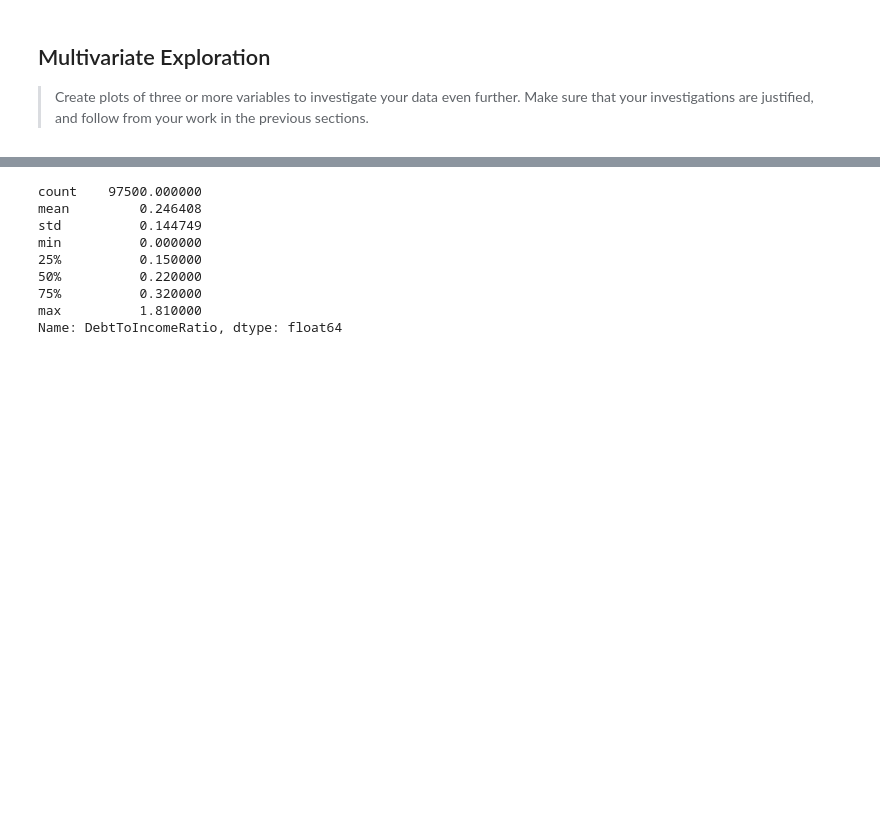
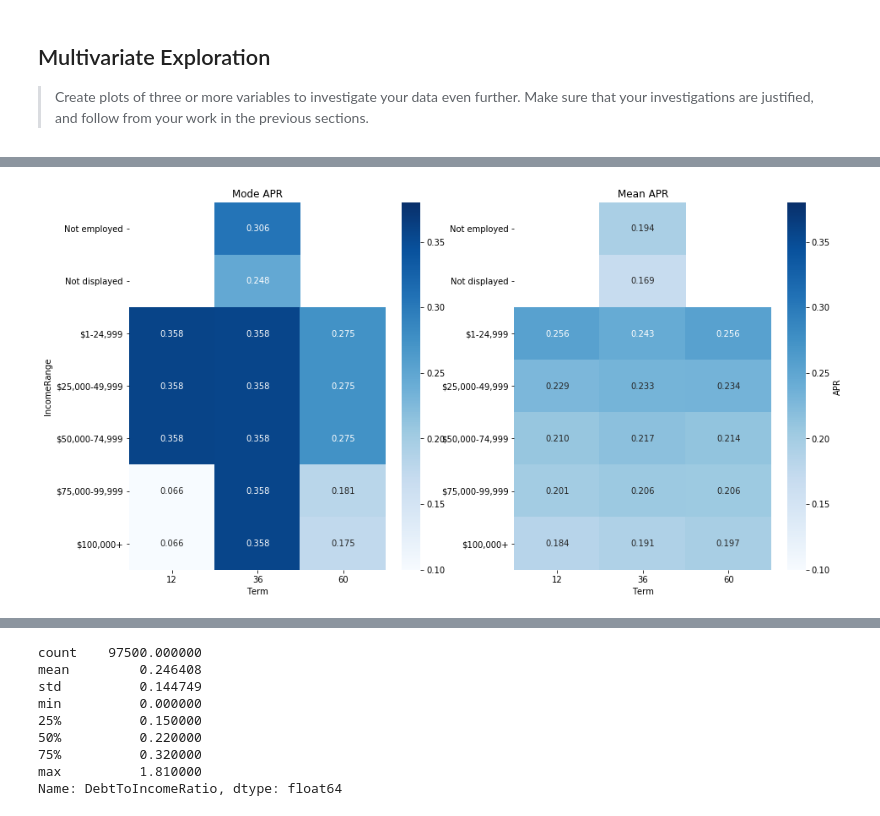
Before and after one commit to Jeff-VA/Udacity-Communicate-Data-Project, a Jupyter notebook: exploration_v2.ipynb, the cells around one changed output, grey strips where cells are left out. Cells and saved outputs as stored; diff of their text form; code cells hidden in the pictures; blank space fills up the shorter version.

```diff
--- a/exploration_v2.ipynb
+++ b/exploration_v2.ipynb
@@ -682,0 +733,5 @@ your work in the previous sections.
+# %%
+#plots heatmaps of mode and mean `BorrowerAPR by `IncomeRange` and `Term`
+modemean_heatmap('IncomeRange', 'Term');
+# %% [output]
+[figure, added]
```
Also changed, not shown: parts of 11 cells of this notebook.
